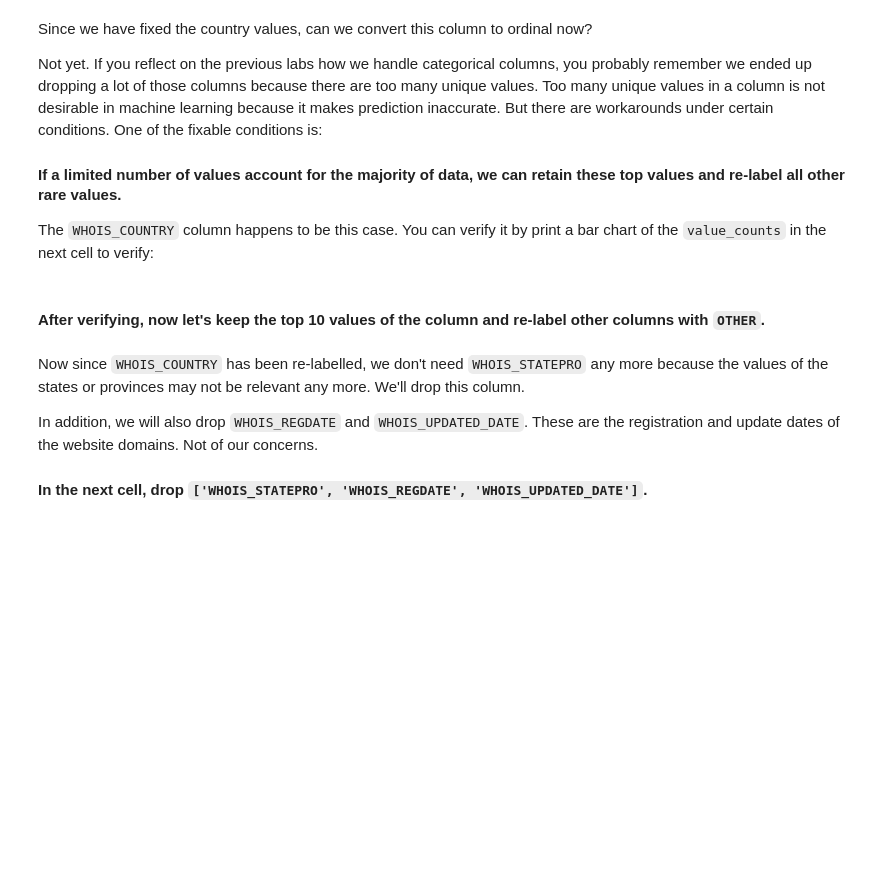
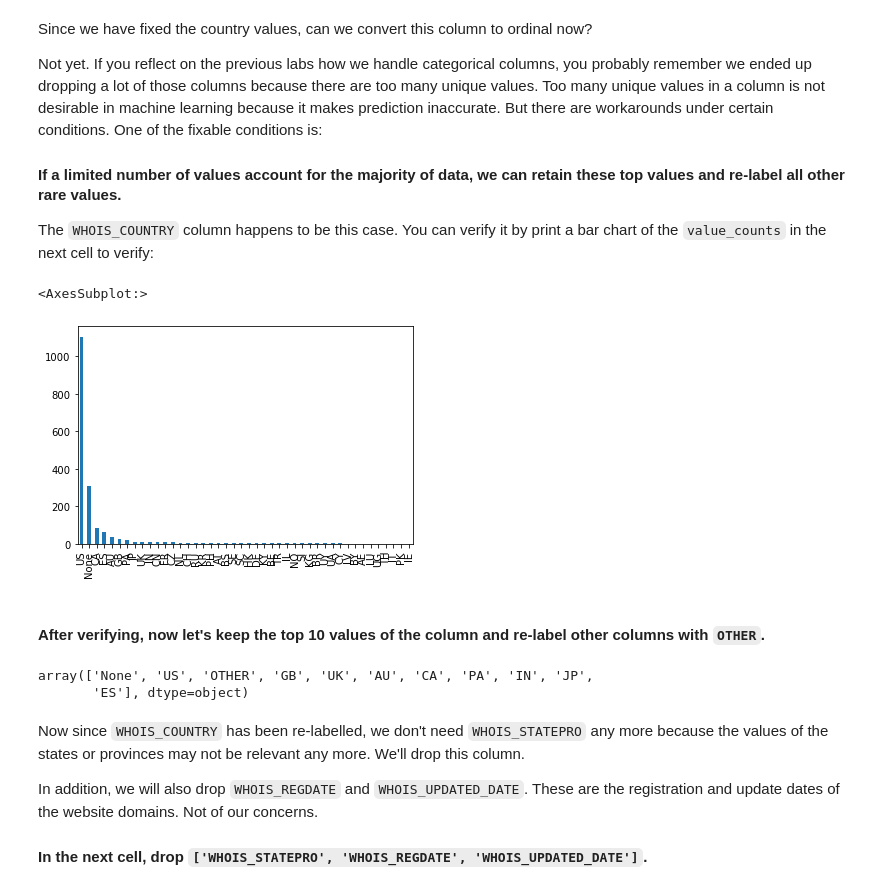
Before and after one commit to DarioCMasedo/lab-supervised-learning, a Jupyter notebook: your-code/main.ipynb, the cells around one changed output. Saved outputs shown, nothing was run; the diff lists cells and outputs as text; code cells hidden in the pictures; blank space fills up the shorter version.

```diff
--- a/your-code/main.ipynb
+++ b/your-code/main.ipynb
@@ -85,3 +168,7 @@ If you remember in the previous labs, we drop a column if the column contains a
+# %%
+# Arriba vemos que Content Lenght tiene 812 valores nulos.
+websites.drop(labels='CONTENT_LENGTH', axis=1, inplace=True)
+websites.dropna(inplace=True)
 # %% [markdown]
 #### Again, examine the number of missing values in each column.
 
@@ -115,0 +230,7 @@ How to handle string columns is always case by case. Let's start by working on `
+# %%
+websites["WHOIS_COUNTRY"].replace("us", "US", inplace = True)
+websites["WHOIS_COUNTRY"].replace("Cyprus", "CY", inplace = True)
+websites["WHOIS_COUNTRY"].replace("se", "SE", inplace = True)
+websites["WHOIS_COUNTRY"].replace("United Kingdom", "GB", inplace = True)
+websites["WHOIS_COUNTRY"].replace("[u'GB'; u'UK']", "GB", inplace = True)
+websites["WHOIS_COUNTRY"].replace("ru", "RU", inplace = True)
@@ -126,2 +253,7 @@ The `WHOIS_COUNTRY` column happens to be this case. You can verify it by print a
+# %%
+websites.WHOIS_COUNTRY.value_counts().plot.bar()
+# %% [output]
+<AxesSubplot:>
+[figure, added]
 # %% [markdown]
 #### After verifying, now let's keep the top 10 values of the column and re-label other columns with `OTHER`.
@@ -130,3 +263,8 @@ The `WHOIS_COUNTRY` column happens to be this case. You can verify it by print a
+# %%
+websites['WHOIS_COUNTRY'].unique()
+# %% [output]
+array(['None', 'US', 'OTHER', 'GB', 'UK', 'AU', 'CA', 'PA', 'IN', 'JP',
+       'ES'], dtype=object)
 # %% [markdown]
 Now since `WHOIS_COUNTRY` has been re-labelled, we don't need `WHOIS_STATEPRO` any more because the values of the states or provinces may not be relevant any more. We'll drop this column.
 
```
Also changed, not shown: parts of 61 cells of this notebook.
